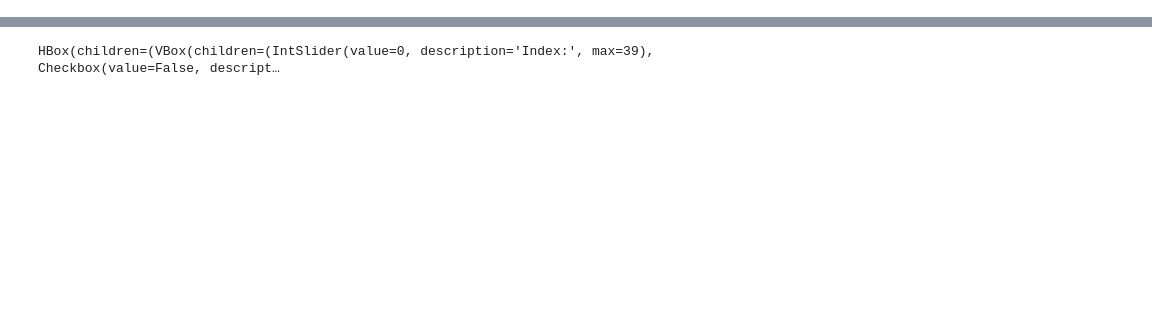
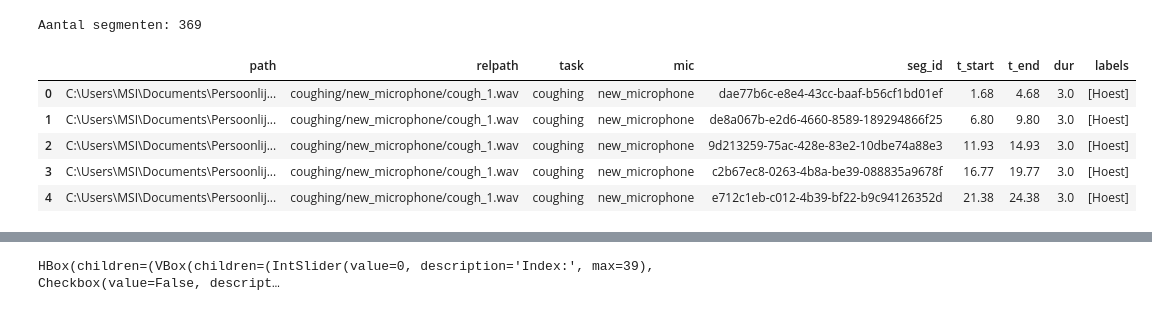
Before and after one commit to EsmeeK1/Lungsound-Annotation-Tool, a Jupyter notebook: experiments/EDA_report.ipynb, the cells around one changed output, grey strips where cells are left out. Drawn from its saved outputs; the diff is of its cells as text; code cells hidden in the pictures; blank space fills up the shorter version.

```diff
--- a/experiments/EDA_report.ipynb
+++ b/experiments/EDA_report.ipynb
@@ -239,0 +1,34 @@ for _, r in pd.concat([row_nieuw, row_oud]).iterrows():
+# %%
+# --- Blok A: imports & config ---
+from __future__ import annotations
+from pathlib import Path
+import json, functools, math
+import numpy as np
+import pandas as pd
+import soundfile as sf
+import librosa, librosa.display
+import matplotlib.pyplot as plt
+from IPython.display import Audio, display
+
+from scipy import signal
+import ipywidgets as widgets
+
+# Consistente stijl
+plt.rcParams["figure.dpi"] = 120
+
+# Dataset-root
+DATA_ROOT = Path("../data").resolve()
+
+# Verwacht: twee taken en twee microfoonlabels
+TASKS = ["coughing", "heartsounds"]
+MICS  = ["new_microphone", "old_microphone"]
+
+# Segment & audio-constanten uit jouw beschrijving
+SEG_DUR = 3.0      # seconden
+SR_FIXED = 15750   # Hz (altijd 15750 volgens .json)
+
+# STFT / Mel default
+N_FFT = 1024
+HOP   = 256
+WIN   = "hann"
+N_MELS = 128
@@ -239,0 +119,13 @@ for _, r in pd.concat([row_nieuw, row_oud]).iterrows():
+# %%
+# Uitvoeren
+df_segs  = build_segments_table(df_files)
+print(f"Aantal segmenten: {len(df_segs)}")
+display(df_segs.head(5))
+# %% [output]
+Aantal segmenten: 369
+|  | path | relpath | task | mic | seg_id | t_start | t_end | dur | labels |
+| 0 | C:\Users\MSI\Documents\Persoonlij... | coughing/new_microphone/cough_1.wav | coughing | new_microphone | dae77b6c-e8e4-43cc-baaf-b56cf1bd01ef | 1.68 | 4.68 | 3.0 | [Hoest] |
+| 1 | C:\Users\MSI\Documents\Persoonlij... | coughing/new_microphone/cough_1.wav | coughing | new_microphone | de8a067b-e2d6-4660-8589-189294866f25 | 6.80 | 9.80 | 3.0 | [Hoest] |
+| 2 | C:\Users\MSI\Documents\Persoonlij... | coughing/new_microphone/cough_1.wav | coughing | new_microphone | 9d213259-75ac-428e-83e2-10dbe74a88e3 | 11.93 | 14.93 | 3.0 | [Hoest] |
+| 3 | C:\Users\MSI\Documents\Persoonlij... | coughing/new_microphone/cough_1.wav | coughing | new_microphone | c2b67ec8-0263-4b8a-be39-088835a9678f | 16.77 | 19.77 | 3.0 | [Hoest] |
+| 4 | C:\Users\MSI\Documents\Persoonlij... | coughing/new_microphone/cough_1.wav | coughing | new_microphone | e712c1eb-c012-4b39-bf22-b9c94126352d | 21.38 | 24.38 | 3.0 | [Hoest] |
```
Also changed, not shown: parts of 35 cells of this notebook, 1 other file.
